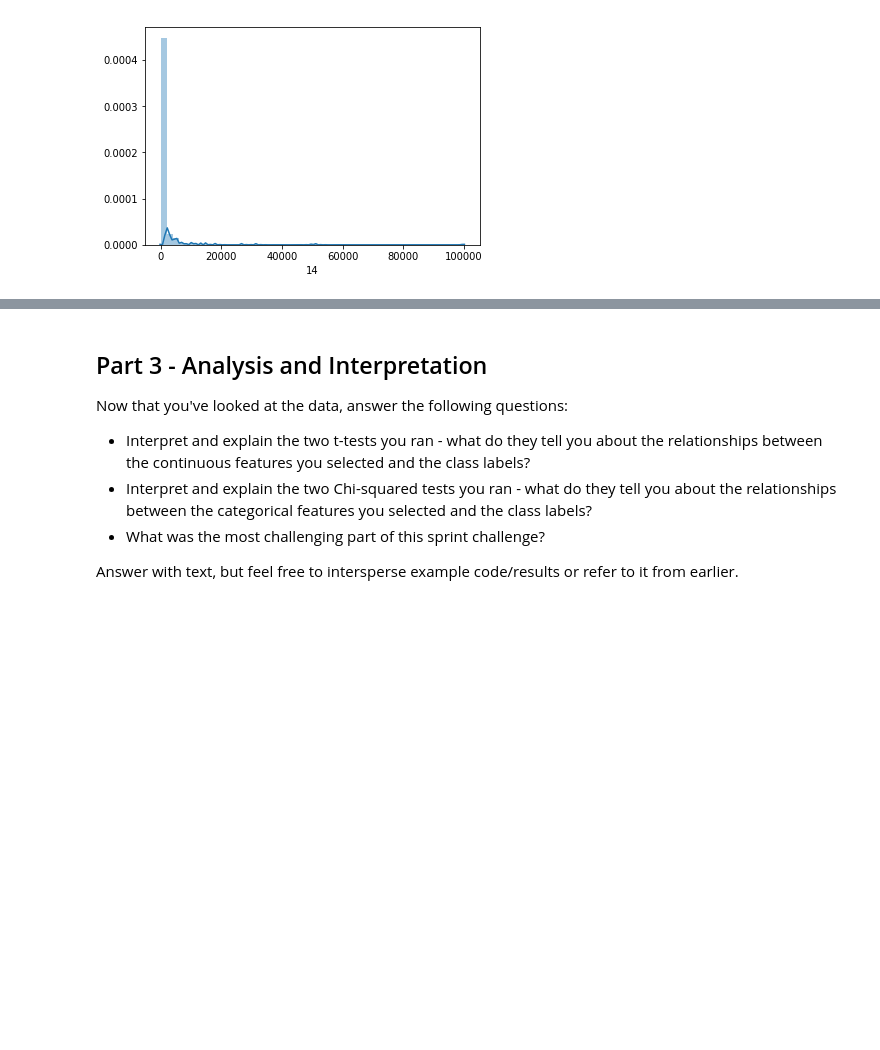
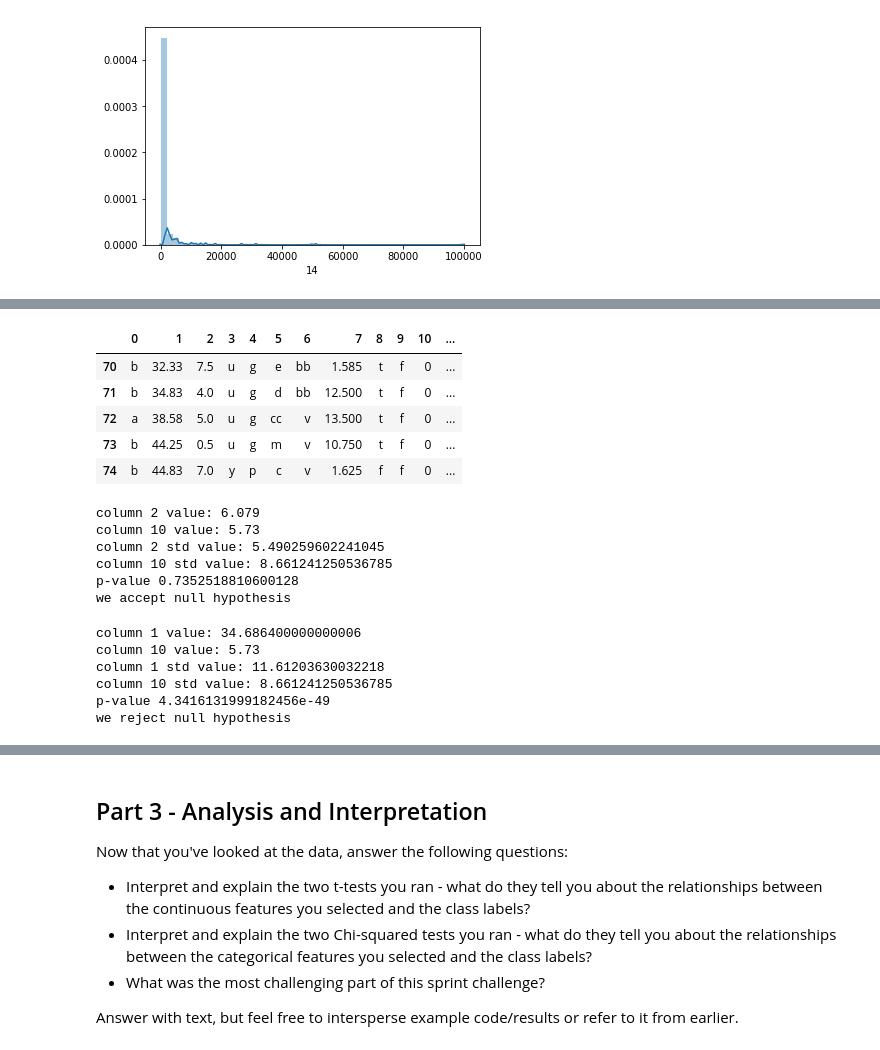
Before and after one commit to JimKing100/DS-Unit-1-Sprint-3-Statistical-Tests-and-Experiments, a Jupyter notebook: Sprint 3.ipynb, the cells around one changed output, grey strips where cells are left out. Cells and saved outputs as stored; diff of their text form; code cells hidden in the pictures; blank space fills up the shorter version.

```diff
--- a/Sprint 3.ipynb
+++ b/Sprint 3.ipynb
@@ -215,0 +226,70 @@ plotDistPlot(credit_data[14])
+# %%
+failure_data = credit_data[credit_data[15] == '0']
+failure_data.head()
+# %% [output]
+|  | 0 | 1 | 2 | 3 | 4 | 5 | 6 | 7 | 8 | 9 | 10 | ... |
+| 70 | b | 32.33 | 7.5 | u | g | e | bb | 1.585 | t | f | 0 | ... |
+| 71 | b | 34.83 | 4.0 | u | g | d | bb | 12.500 | t | f | 0 | ... |
+| 72 | a | 38.58 | 5.0 | u | g | cc | v | 13.500 | t | f | 0 | ... |
+| 73 | b | 44.25 | 0.5 | u | g | m | v | 10.750 | t | f | 0 | ... |
+| 74 | b | 44.83 | 7.0 | y | p | c | v | 1.625 | f | f | 0 | ... |
+# %%
+# Two sample t-test on success data
+# Checking to see if column 2 and column 10 have the same impact - the null hypothesis
+from scipy.stats import ttest_ind
+import numpy as np
+
+column_2 = success_data.iloc[0:100, 2].values
+column_10 = success_data.iloc[0:100, 10].values
+
+c2_mean = np.mean(column_2)
+c10_mean = np.mean(column_10)
+print('column 2 value:', c2_mean)
+print('column 10 value:', c10_mean)
+c2_std = np.std(column_2)
+c10_std = np.std(column_10)
+print('column 2 std value:', c2_std)
+print('column 10 std value:', c10_std)
+ttest,pval = ttest_ind(column_2, column_10)
+print("p-value",pval)
+if pval <0.05:
+  print("we reject null hypothesis")
+else:
+  print("we accept null hypothesis")
+# %% [output]
+column 2 value: 6.079
+column 10 value: 5.73
+column 2 std value: 5.490259602241045
+column 10 std value: 8.661241250536785
+p-value 0.7352518810600128
+we accept null hypothesis
+# %%
+# Two sample t-test on success data
+# Checking to see if column 1 and column 10 have the same impact - the null hypothesis
+from scipy.stats import ttest_ind
+import numpy as np
+
+column_1 = success_data.iloc[0:100, 1].values
+column_10 = success_data.iloc[0:100, 10].values
+
+c1_mean = np.mean(column_1)
+c10_mean = np.mean(column_10)
+print('column 1 value:', c1_mean)
+print('column 10 value:', c10_mean)
+c1_std = np.std(column_1)
+c10_std = np.std(column_10)
+print('column 1 std value:', c1_std)
+print('column 10 std value:', c10_std)
+ttest,pval = ttest_ind(column_1, column_10)
+print("p-value",pval)
+if pval <0.05:
+  print("we reject null hypothesis")
+else:
+  print("we accept null hypothesis")
+# %% [output]
+column 1 value: 34.686400000000006
+column 10 value: 5.73
+column 1 std value: 11.61203630032218
+column 10 std value: 8.661241250536785
+p-value 4.3416131999182456e-49
+we reject null hypothesis
```
Also changed, not shown: parts of 4 cells of this notebook.
